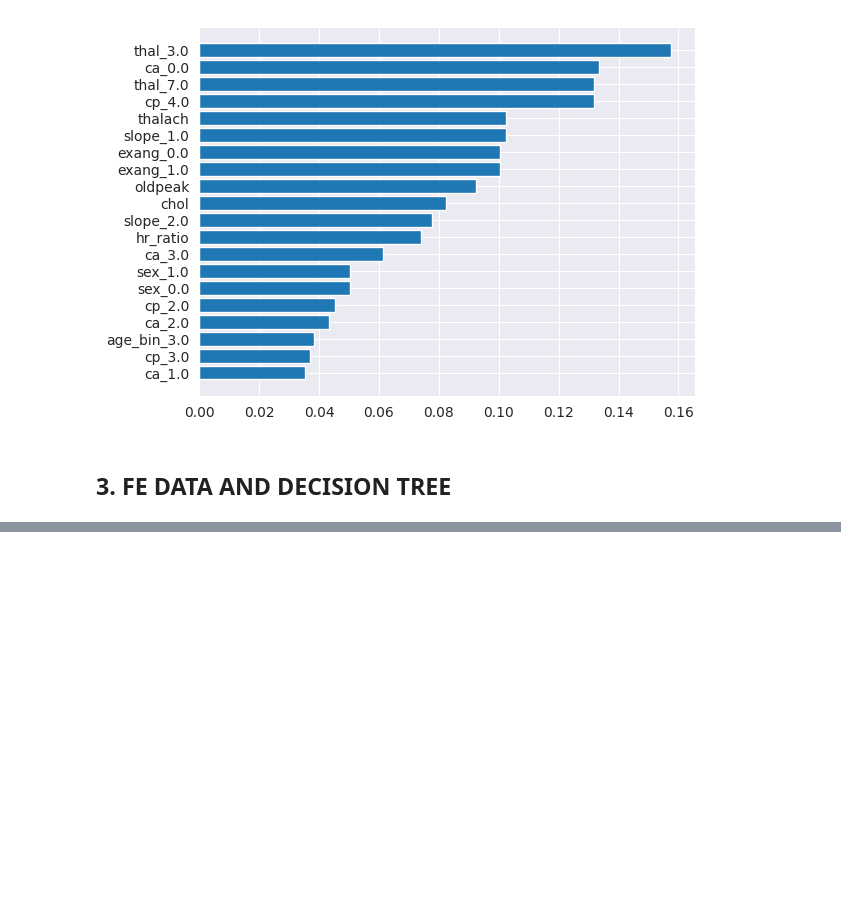
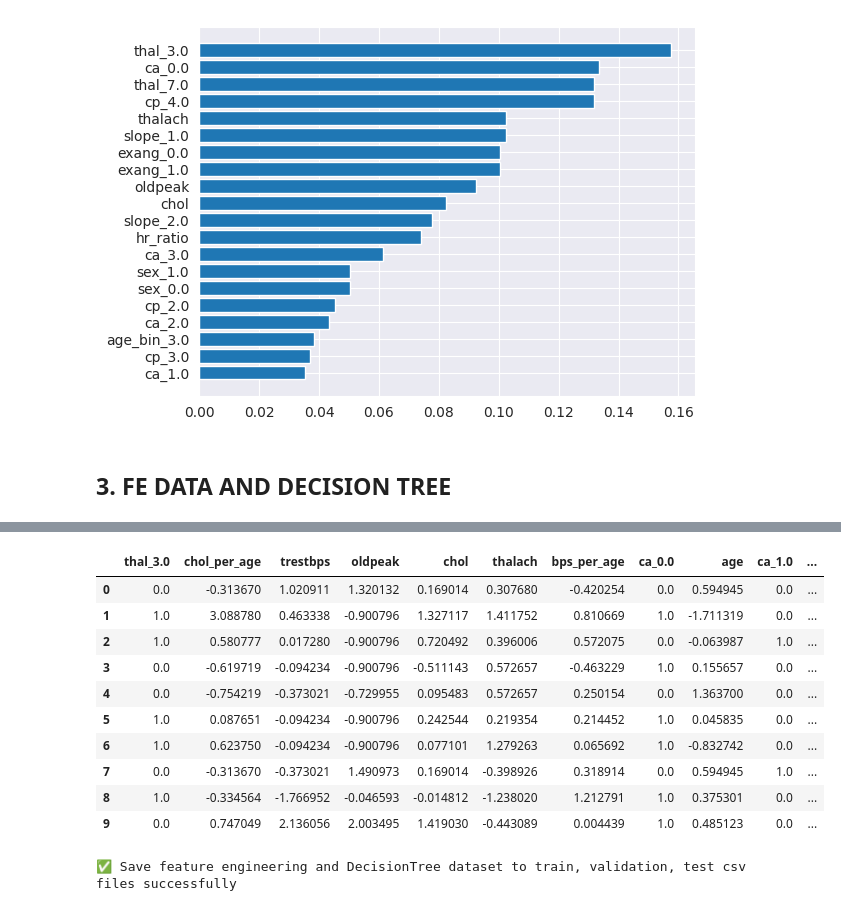
Before and after one commit to isenginer/AIVN_Project4.2_Heart_Disease, a Jupyter notebook: notebooks/03_fe_eda.ipynb, the cells around one changed output, grey strips where cells are left out. Cells and saved outputs as stored; diff of their text form; code cells hidden in the pictures; blank space fills up the shorter version.

```diff
--- a/notebooks/03_fe_eda.ipynb
+++ b/notebooks/03_fe_eda.ipynb
@@ -241,0 +231,30 @@ bar_charts(important_fe_features_sorted, k=15)
+# %%
+X_train_fe_dt = X_train_fe[topK_features]
+X_val_fe_dt = X_val_fe[topK_features]
+X_test_fe_dt = X_test_fe[topK_features]
+
+topK_fe_dt_train = pd.concat([X_train_fe_dt, y_train], axis=1)
+topK_fe_dt_val = pd.concat([X_val_fe_dt, y_val], axis=1)
+topK_fe_dt_test = pd.concat([X_test_fe_dt, y_test], axis=1)
+
+topK_fe_dt_train.head(10)
+# %% [output]
+|  | thal_3.0 | chol_per_age | trestbps | oldpeak | chol | thalach | bps_per_age | ca_0.0 | age | ca_1.0 | ... |
+| 0 | 0.0 | -0.313670 | 1.020911 | 1.320132 | 0.169014 | 0.307680 | -0.420254 | 0.0 | 0.594945 | 0.0 | ... |
+| 1 | 1.0 | 3.088780 | 0.463338 | -0.900796 | 1.327117 | 1.411752 | 0.810669 | 1.0 | -1.711319 | 0.0 | ... |
+| 2 | 1.0 | 0.580777 | 0.017280 | -0.900796 | 0.720492 | 0.396006 | 0.572075 | 0.0 | -0.063987 | 1.0 | ... |
+| 3 | 0.0 | -0.619719 | -0.094234 | -0.900796 | -0.511143 | 0.572657 | -0.463229 | 1.0 | 0.155657 | 0.0 | ... |
+| 4 | 0.0 | -0.754219 | -0.373021 | -0.729955 | 0.095483 | 0.572657 | 0.250154 | 0.0 | 1.363700 | 0.0 | ... |
+| 5 | 1.0 | 0.087651 | -0.094234 | -0.900796 | 0.242544 | 0.219354 | 0.214452 | 1.0 | 0.045835 | 0.0 | ... |
+| 6 | 1.0 | 0.623750 | -0.094234 | -0.900796 | 0.077101 | 1.279263 | 0.065692 | 1.0 | -0.832742 | 0.0 | ... |
+| 7 | 0.0 | -0.313670 | -0.373021 | 1.490973 | 0.169014 | -0.398926 | 0.318914 | 0.0 | 0.594945 | 1.0 | ... |
+| 8 | 1.0 | -0.334564 | -1.766952 | -0.046593 | -0.014812 | -1.238020 | 1.212791 | 1.0 | 0.375301 | 0.0 | ... |
+| 9 | 0.0 | 0.747049 | 2.136056 | 2.003495 | 1.419030 | -0.443089 | 0.004439 | 1.0 | 0.485123 | 0.0 | ... |
+# %%
+path = "../dataset/"
+topK_fe_dt_train.to_csv(path + "topK_fe_dt_train.csv", index=False)
+topK_fe_dt_val.to_csv(path + "topK_fe_dt_val.csv", index=False)
+topK_fe_dt_test.to_csv(path + "topK_fe_dt_test.csv", index=False)
+print("✅ Save feature engineering and DecisionTree dataset to train, validation, test csv files successfully")
+# %% [output]
+✅ Save feature engineering and DecisionTree dataset to train, validation, test csv files successfully
```
Also changed, not shown: parts of 5 cells of this notebook, 7 other files.
